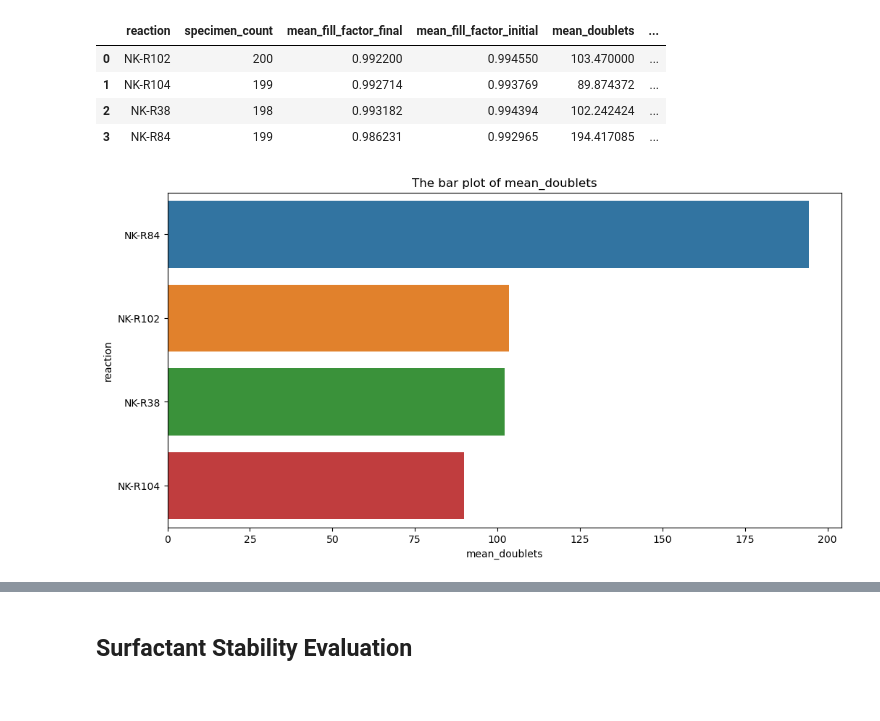
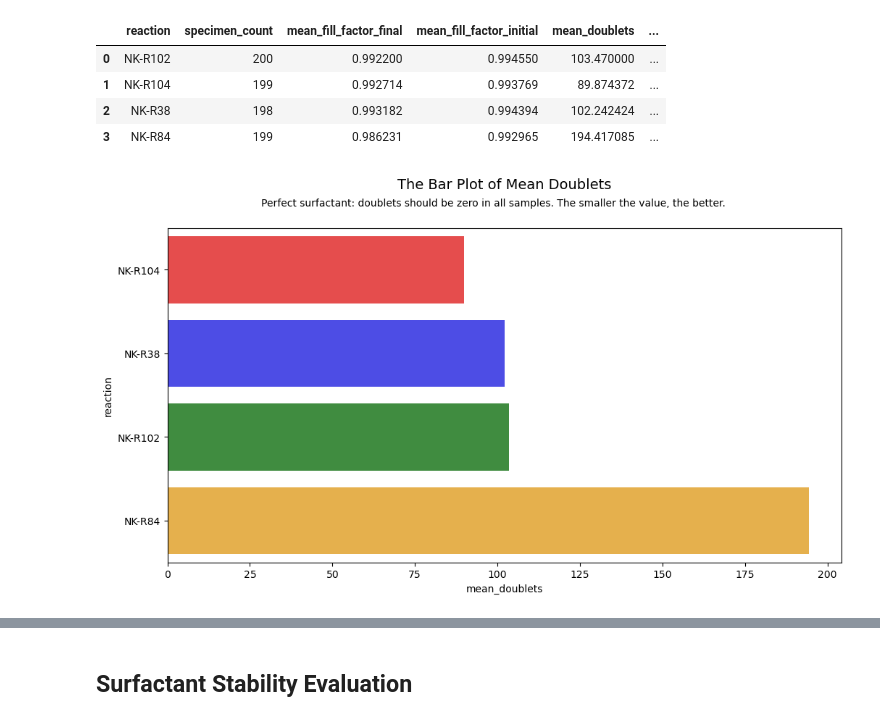
Before and after one commit to nicolejordann/Project_1, a Jupyter notebook: steve_visualization_V2.ipynb, the cells around one changed output, grey strips where cells are left out. Cells and saved outputs as stored; diff of their text form; code cells hidden in the pictures.

```diff
--- a/steve_visualization_V2.ipynb
+++ b/steve_visualization_V2.ipynb
@@ -63,6 +63,9 @@ grouped_data_agg.rename(columns={
 grouped_data_agg["fff/ffi_ratio"] = grouped_data_agg["mean_fill_factor_final"] / \
     grouped_data_agg["mean_fill_factor_initial"]
 
+# Add new columns: fff/ffi_score
+grouped_data_agg["fff/ffi_score"] = abs(1 - grouped_data_agg["fff/ffi_ratio"])
+
 grouped_data_agg
 # %% [output]
 |  | reaction | specimen_count | mean_fill_factor_final | mean_fill_factor_initial | mean_doublets | ... |
@@ -70,15 +73,27 @@ grouped_data_agg
 | 1 | NK-R104 | 199 | 0.992714 | 0.993769 | 89.874372 | ... |
 | 2 | NK-R38 | 198 | 0.993182 | 0.994394 | 102.242424 | ... |
 | 3 | NK-R84 | 199 | 0.986231 | 0.992965 | 194.417085 | ... |
+# %%
+# 颜色映射字典
+palette = {
+    'NK-R38': 'blue',
+    'NK-R84': 'orange',
+    'NK-R102': 'green',
+    'NK-R104': 'red'
+}
 # %%
 # Sorted the data Frame by mean_doublets
-order_mean_doublets = (grouped_data_agg.sort_values(by='mean_doublets', ascending=False)['reaction']
-         .tolist())
+order_mean_doublets = (grouped_data_agg.sort_values(by='mean_doublets', ascending=True)['reaction']
+                       .tolist())
 
 # bar plot
 plt.figure(figsize=(12, 6))
-sns.barplot(x='mean_doublets',  y='reaction',  data=grouped_data_agg, order=order_mean_doublets)
-plt.title("The bar plot of mean_doublets")
+sns.barplot(x='mean_doublets',  y='reaction',  data=grouped_data_agg,
+            order=order_mean_doublets, palette=palette, alpha=0.8)
+
+# Title and suptitle
+plt.title("The Bar Plot of Mean Doublets", fontsize=14, y=1.1)
+plt.suptitle("Perfect surfactant: doublets should be zero in all samples. The smaller the value, the better.", fontsize=10, y=0.95)
 plt.show()
 # %% [output]
-[figure, old version]
+[figure, new version]
```
Also changed, not shown: parts of 18 cells of this notebook.
